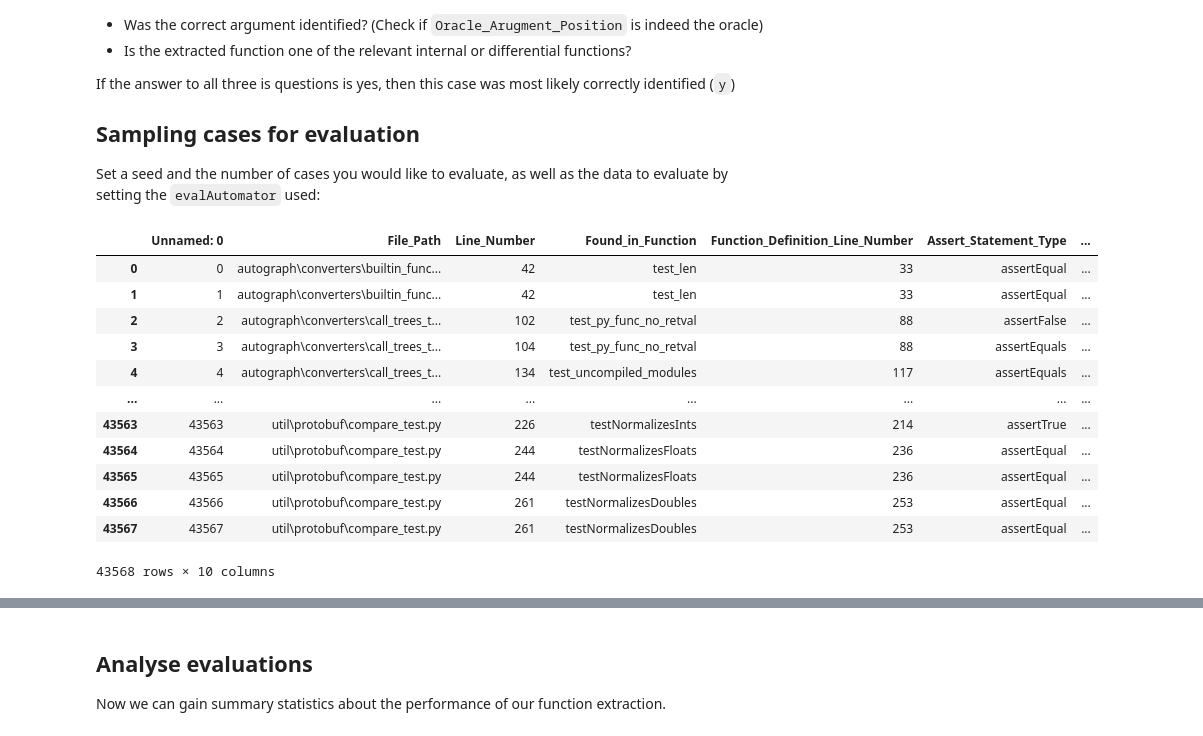
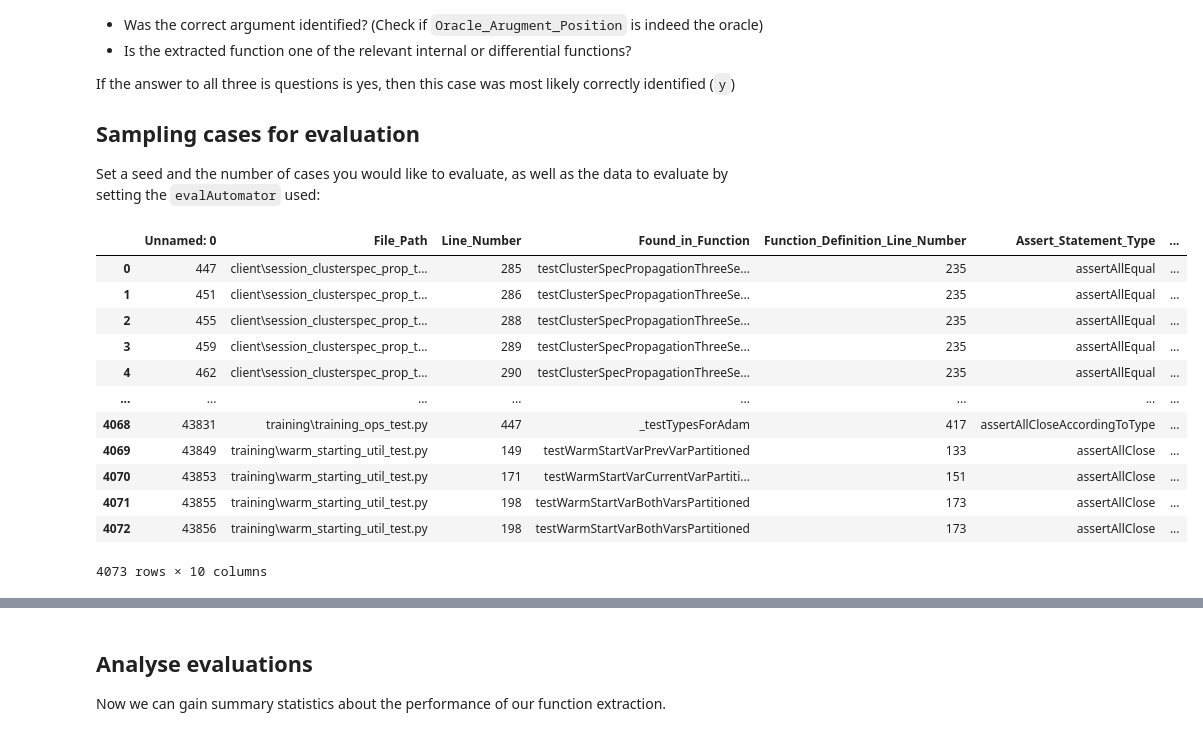
Before and after one commit to AlexanderProchnow/DLL_Testing_Tool, a Jupyter notebook: Code/1_Test_Case_Extraction_and_Analysis/2_Data_evaluation.ipynb, the cells around one changed output, grey strips where cells are left out. Saved outputs shown, nothing was run; the diff lists cells and outputs as text; code cells hidden in the pictures.

Commit message:
Added explanation from paper to the extraction algorithm notebook. Added the evaluation automators for the filtered data.

```diff
--- a/Code/1_Test_Case_Extraction_and_Analysis/2_Data_evaluation.ipynb
+++ b/Code/1_Test_Case_Extraction_and_Analysis/2_Data_evaluation.ipynb
@@ -13,10 +14,10 @@ import os
 ## Setup
 # %%
 # Set library root folder:
-dl_library_root = "/Users/Alex/Desktop/BachelorThesis/DLL_Testing_Tool/DL_Libraries/"
+dl_library_root = "A:/BachelorThesis/DLL_Testing_Tool/DL_Libraries/"
 
 # For TensorFlow
-library_root_tensorflow = dl_library_root + "Tensorflow/tensorflow-2.6.0/tensorflow/python/"
+library_root_tensorflow = dl_library_root + "Tensorflow/tensorflow-master/tensorflow/python/"
 save_data_to_tensorflow = "extracted_data/tensorflow_evaluation_data.csv"
 
 # For TensorFlow 1.12.0
@@ -218,3 +221,33 @@ Keras       2.6.0: 3783
+# %%
+def select_cases_from_package(df, package_name, additional_keywords=[]):
+    """additional_keywords can accept multiple keywords to filter the differential test functions for."""
+    # for filter keywords we use the '^' regex to mark the start of the string
+    searchfor = ['^'+package_name+'\.']
+    for keyword in additional_keywords:
+        searchfor.append('^'+keyword+'\.')
+
+    column_to_filter = 'Differential_Test_Function'
+
+    # for multiple keywords, join them with the regex "or"
+    if len(searchfor) > 1:
+        filter_keyword = '|'.join(searchfor)
+    else:
+        filter_keyword = searchfor[0]
+
+    filtered_df = df[df[column_to_filter].str.contains(filter_keyword, na=False)]
+
+    return filtered_df
+
+
+df_tensorflow_filtered = select_cases_from_package(df_tensorflow, 'keras', ['pytorch', 'np', 'scipy'])
+
+df_tensorflow_1_12_0_filtered = select_cases_from_package(df_tensorflow_1_12_0, 'keras', ['pytorch', 'np', 'scipy'])
+
+df_pytorch_filtered = select_cases_from_package(df_pytorch, 'keras', ['tensorflow', 'tf', 'np', 'scipy'])
+
+df_keras_filtered = select_cases_from_package(df_keras, 'pytorch', ['tensorflow', 'tf', 'np', 'scipy'])
+
+df_theano_filtered = select_cases_from_package(df_theano, 'pytorch', ['tensorflow', 'tf', 'np', 'scipy'])
 # %% [markdown]
 # Tool for manual evaluation
 
@@ -318,17 +351,22 @@ class EvaluationAutomator:
 # initialize automators:
 # TensorFlow
 evalAutomator_tensorflow = EvaluationAutomator(df_tensorflow, library_root_tensorflow, save_data_to_tensorflow)
+evalAutomator_tensorflow_filtered = EvaluationAutomator(df_tensorflow_filtered, library_root_tensorflow, "extracted_data/tensorflow_filtered_evaluation_data.csv")
 
 evalAutomator_tensorflow_1_12_0 = EvaluationAutomator(df_tensorflow_1_12_0, library_root_tensorflow_1_12_0, save_data_to_tensorflow_1_12_0)
+evalAutomator_tensorflow_1_12_0_filtered = EvaluationAutomator(df_tensorflow_1_12_0_filtered, library_root_tensorflow_1_12_0, "extracted_data/tensorflow_1_12_0_filtered_evaluation_data.csv")
 
 # PyTorch
 evalAutomator_pytorch = EvaluationAutomator(df_pytorch, library_root_pytorch, save_data_to_pytorch)
+evalAutomator_pytorch_filtered = EvaluationAutomator(df_pytorch_filtered, library_root_pytorch, "extracted_data/pytorch_filtered_evaluation_data.csv")
 
 # Theano
 evalAutomator_theano = EvaluationAutomator(df_theano, library_root_theano, save_data_to_theano)
+evalAutomator_theano_filtered = EvaluationAutomator(df_theano_filtered, library_root_theano, "extracted_data/theano_filtered_evaluation_data.csv")
 
 # Keras
 evalAutomator_keras = EvaluationAutomator(df_keras, library_root_keras, save_data_to_keras)
+evalAutomator_keras_filtered = EvaluationAutomator(df_keras_filtered, library_root_keras, "extracted_data/keras_filtered_evaluation_data.csv")
 
 # Scipy
 evalAutomator_scipy = EvaluationAutomator(df_scipy, library_root_scipy, save_data_to_scipy)
@@ -363,25 +406,25 @@ Set a seed and the number of cases you would like to evaluate, as well as the da
 # %%
 RANDOM_SEED = 42
 NUM_CASES = 50
 
 # change this to the evaluator you would like to evaluate the data of:
-evalAutomator = evalAutomator_tensorflow_1_12_0
+evalAutomator = evalAutomator_tensorflow_filtered
 
 eval_data = evalAutomator.getEvalData()
 eval_data
 # %% [output]
 |  | Unnamed: 0 | File_Path | Line_Number | Found_in_Function | Function_Definition_Line_Number | Assert_Statement_Type | ... |
-| 0 | 0 | autograph\converters\builtin_func... | 42 | test_len | 33 | assertEqual | ... |
-| 1 | 1 | autograph\converters\builtin_func... | 42 | test_len | 33 | assertEqual | ... |
-| 2 | 2 | autograph\converters\call_trees_t... | 102 | test_py_func_no_retval | 88 | assertFalse | ... |
-| 3 | 3 | autograph\converters\call_trees_t... | 104 | test_py_func_no_retval | 88 | assertEquals | ... |
-| 4 | 4 | autograph\converters\call_trees_t... | 134 | test_uncompiled_modules | 117 | assertEquals | ... |
+| 0 | 447 | client\session_clusterspec_prop_t... | 285 | testClusterSpecPropagationThreeSe... | 235 | assertAllEqual | ... |
+| 1 | 451 | client\session_clusterspec_prop_t... | 286 | testClusterSpecPropagationThreeSe... | 235 | assertAllEqual | ... |
+| 2 | 455 | client\session_clusterspec_prop_t... | 288 | testClusterSpecPropagationThreeSe... | 235 | assertAllEqual | ... |
+| 3 | 459 | client\session_clusterspec_prop_t... | 289 | testClusterSpecPropagationThreeSe... | 235 | assertAllEqual | ... |
+| 4 | 462 | client\session_clusterspec_prop_t... | 290 | testClusterSpecPropagationThreeSe... | 235 | assertAllEqual | ... |
 | ... | ... | ... | ... | ... | ... | ... | ... |
-| 43563 | 43563 | util\protobuf\compare_test.py | 226 | testNormalizesInts | 214 | assertTrue | ... |
-| 43564 | 43564 | util\protobuf\compare_test.py | 244 | testNormalizesFloats | 236 | assertEqual | ... |
-| 43565 | 43565 | util\protobuf\compare_test.py | 244 | testNormalizesFloats | 236 | assertEqual | ... |
-| 43566 | 43566 | util\protobuf\compare_test.py | 261 | testNormalizesDoubles | 253 | assertEqual | ... |
-| 43567 | 43567 | util\protobuf\compare_test.py | 261 | testNormalizesDoubles | 253 | assertEqual | ... |
+| 4068 | 43831 | training\training_ops_test.py | 447 | _testTypesForAdam | 417 | assertAllCloseAccordingToType | ... |
+| 4069 | 43849 | training\warm_starting_util_test.py | 149 | testWarmStartVarPrevVarPartitioned | 133 | assertAllClose | ... |
+| 4070 | 43853 | training\warm_starting_util_test.py | 171 | testWarmStartVarCurrentVarPartiti... | 151 | assertAllClose | ... |
+| 4071 | 43855 | training\warm_starting_util_test.py | 198 | testWarmStartVarBothVarsPartitioned | 173 | assertAllClose | ... |
+| 4072 | 43856 | training\warm_starting_util_test.py | 198 | testWarmStartVarBothVarsPartitioned | 173 | assertAllClose | ... |
-43568 rows × 10 columns
+4073 rows × 10 columns
 # %%
 # sample cases
```
Also changed, not shown: parts of 6 cells of this notebook, 1 other file.
